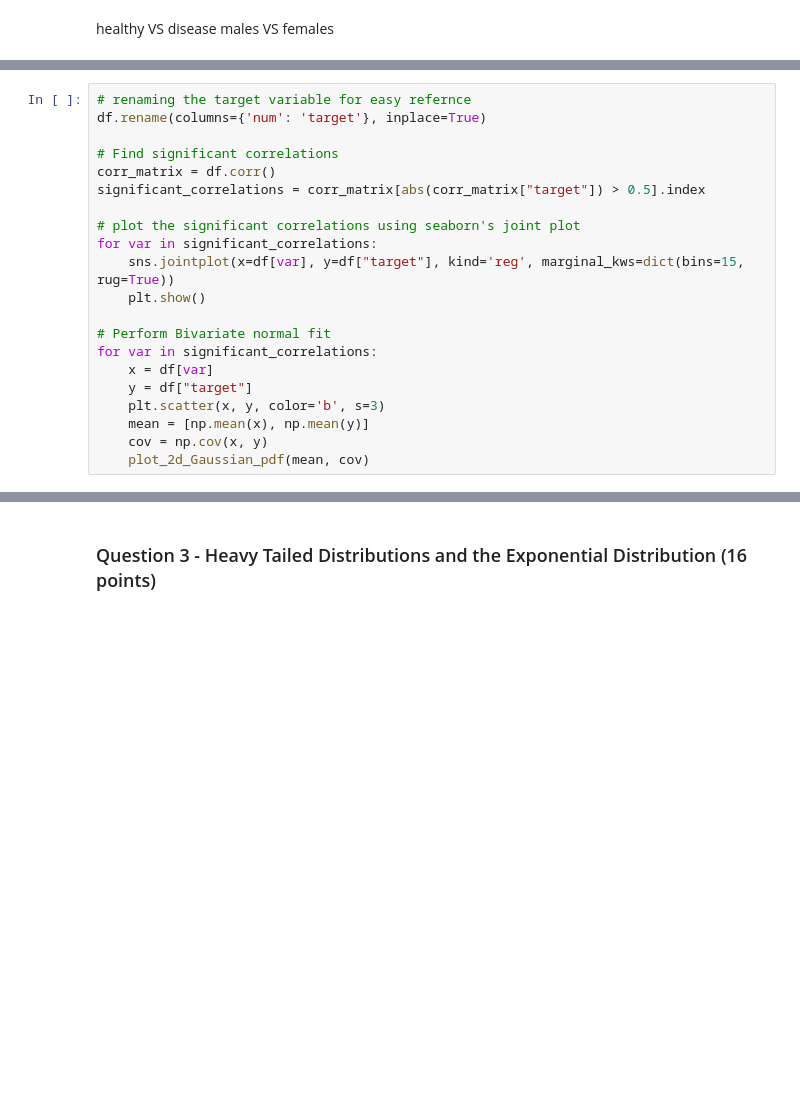
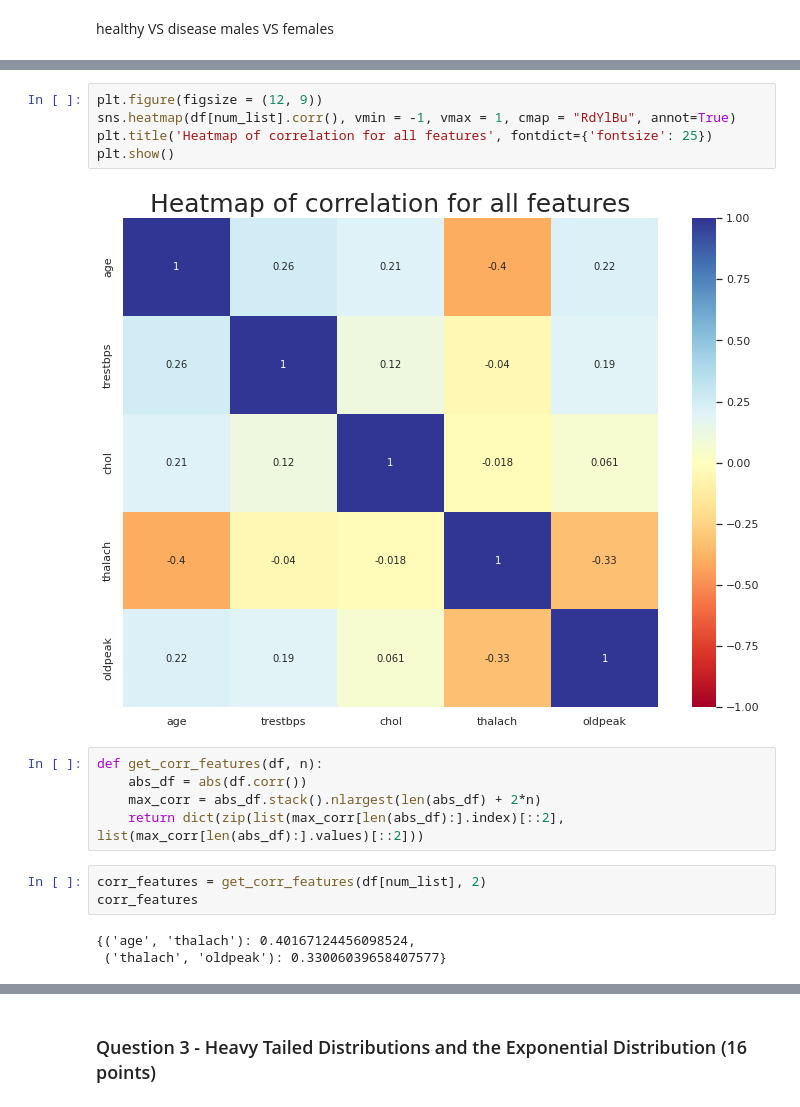
Before and after one commit to ronigold/Statistics_HW, a Jupyter notebook: HW3.ipynb, the cells around one changed output, grey strips where cells are left out. Saved outputs shown, nothing was run; the diff lists cells and outputs as text; blank space fills up the shorter version.

```diff
--- a/HW3.ipynb
+++ b/HW3.ipynb
@@ -328,21 +256,0 @@ sns.heatmap(diff_matrix, cmap='coolwarm',annot=True)
-# %%
-# renaming the target variable for easy refernce
-df.rename(columns={'num': 'target'}, inplace=True)
-
-# Find significant correlations
-corr_matrix = df.corr()
-significant_correlations = corr_matrix[abs(corr_matrix["target"]) > 0.5].index
-
-# plot the significant correlations using seaborn's joint plot
-for var in significant_correlations:
-    sns.jointplot(x=df[var], y=df["target"], kind='reg', marginal_kws=dict(bins=15, rug=True))
-    plt.show()
-
-# Perform Bivariate normal fit
-for var in significant_correlations:
-    x = df[var]
-    y = df["target"]
-    plt.scatter(x, y, color='b', s=3)
-    mean = [np.mean(x), np.mean(y)]
-    cov = np.cov(x, y)
-    plot_2d_Gaussian_pdf(mean, cov)
@@ -352,0 +349,18 @@ LinAlgError: singular matrix
+# %%
+plt.figure(figsize = (12, 9))
+sns.heatmap(df[num_list].corr(), vmin = -1, vmax = 1, cmap = "RdYlBu", annot=True)
+plt.title('Heatmap of correlation for all features', fontdict={'fontsize': 25})
+plt.show()
+# %% [output]
+[figure, added]
+# %%
+def get_corr_features(df, n):
+    abs_df = abs(df.corr())
+    max_corr = abs_df.stack().nlargest(len(abs_df) + 2*n)
+    return dict(zip(list(max_corr[len(abs_df):].index)[::2], list(max_corr[len(abs_df):].values)[::2]))
+# %%
+corr_features = get_corr_features(df[num_list], 2)
+corr_features
+# %% [output]
+{('age', 'thalach'): 0.40167124456098524,
+ ('thalach', 'oldpeak'): 0.33006039658407577}
```
Also changed, not shown: parts of 29 cells of this notebook, 2 other files.
